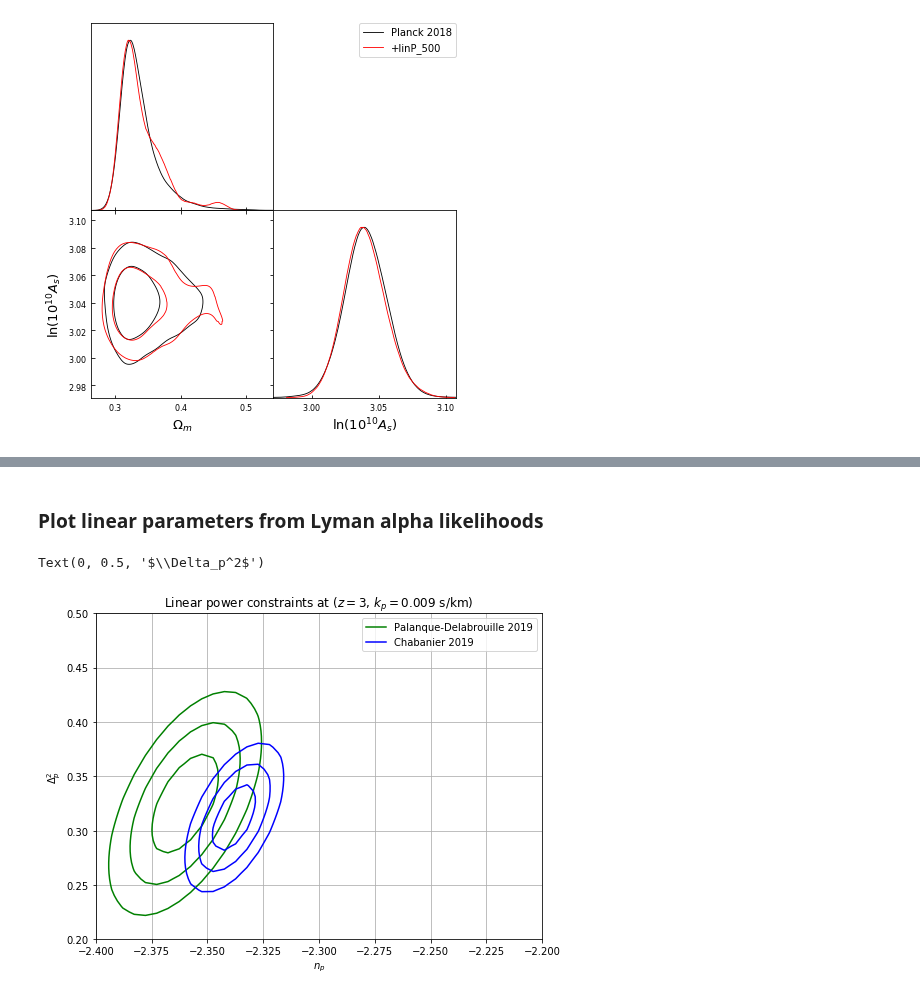
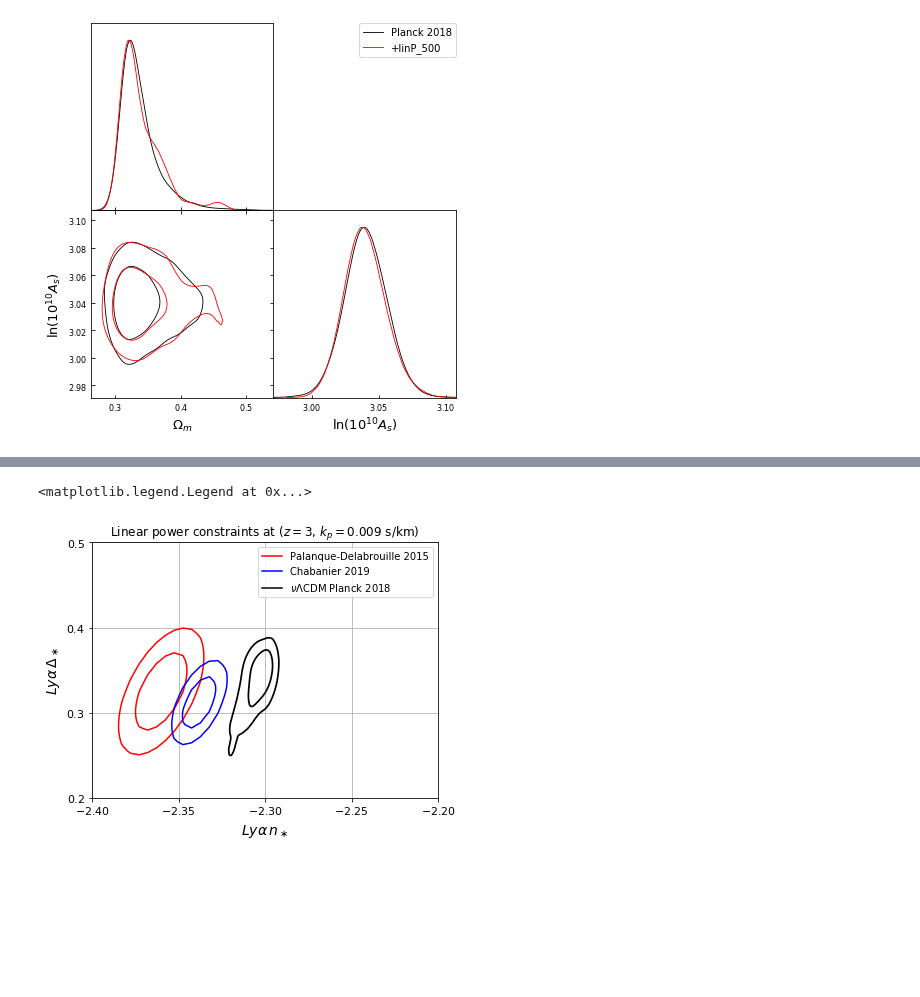
Before and after one commit to igmhub/cup1d, a Jupyter notebook: notebooks/plot_planck_linP.ipynb, the cells around one changed output, grey strips where cells are left out. Drawn from its saved outputs; the diff is of its cells as text; code cells hidden in the pictures; blank space fills up the shorter version.

Commit message:
updated notebook to overplot Planck and Lya

```diff
--- a/notebooks/plot_planck_linP.ipynb
+++ b/notebooks/plot_planck_linP.ipynb
@@ -41,2 +35,0 @@ g.plot_2d(planck2018_linP['samples'], ['linP_n_star', 'linP_DL2_star'])
-# %% [markdown]
-### Plot linear parameters from Lyman alpha likelihoods
@@ -46,23 +36,20 @@ import matplotlib.pyplot as plt
 # %%
 # create grid (note j in number of elements, crazy python)
+thresholds = [2.30,6.17,11.8]
 neff_grid,DL2_grid = np.mgrid[-2.6:-2.1:100j, 0.2:0.7:100j]
-chi2_PalanqueDelabrouille2015=marg_lya_like.gaussian_chi2_PalanqueDelabrouille2015(neff_grid,DL2_grid)
-chi2_Chabanier2019=marg_lya_like.gaussian_chi2_Chabanier2019(neff_grid,DL2_grid)
+chi2_PD2015=marg_lya_like.gaussian_chi2_PalanqueDelabrouille2015(neff_grid,DL2_grid)
+chi2_Ch2019=marg_lya_like.gaussian_chi2_Chabanier2019(neff_grid,DL2_grid)
 # %%
-thresholds = [2.30,6.17,11.8]
-plt.figure(figsize=[8,6])
-plt.contour(neff_grid,DL2_grid,chi2_PalanqueDelabrouille2015,levels=thresholds,colors='green')
-plt.contour(neff_grid,DL2_grid,chi2_Chabanier2019,levels=thresholds,colors='blue')
-# hack to get legend entry for contours above
-plt.axhline(y=1e10,color='green',label='Palanque-Delabrouille 2019')
-plt.axhline(y=1e10,color='blue',label='Chabanier 2019')
-plt.ylim(0.2,0.5)
-plt.xlim(-2.4,-2.2)
+g = plots.getSinglePlotter()
+g.plot_2d(planck2018_linP['samples'], ['linP_n_star', 'linP_DL2_star'],lims=[-2.4,-2.2,0.2,0.5])
+plt.contour(neff_grid,DL2_grid,chi2_PD2015,levels=thresholds[:2],colors='red')
+plt.contour(neff_grid,DL2_grid,chi2_Ch2019,levels=thresholds[:2],colors='blue')
+plt.axhline(y=1,color='red',label='Palanque-Delabrouille 2015')
+plt.axhline(y=1,color='blue',label='Chabanier 2019')
+plt.axhline(y=1,color='black',label=r'$\nu \Lambda$CDM Planck 2018')
+plt.title(r'Linear power constraints at ($z=3$, $k_p=0.009$ s/km)')
 plt.grid()
 plt.legend()
-plt.title(r'Linear power constraints at ($z=3$, $k_p=0.009$ s/km)')
-plt.xlabel(r'$n_p$')
-plt.ylabel(r'$\Delta_p^2$')
 # %% [output]
-Text(0, 0.5, '$\\Delta_p^2$')
+<matplotlib.legend.Legend at 0x...>
-[figure, old version]
+[figure, new version]
```
Also changed, not shown: parts of 4 cells of this notebook.
